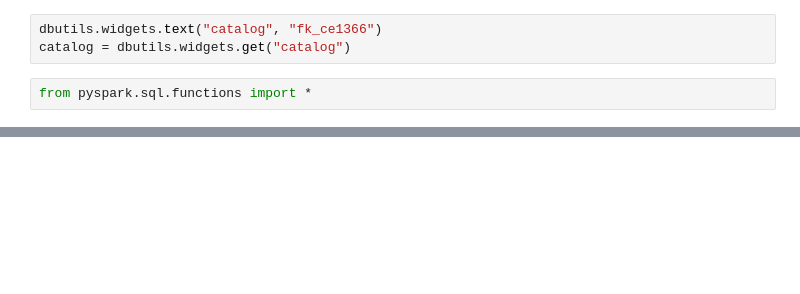
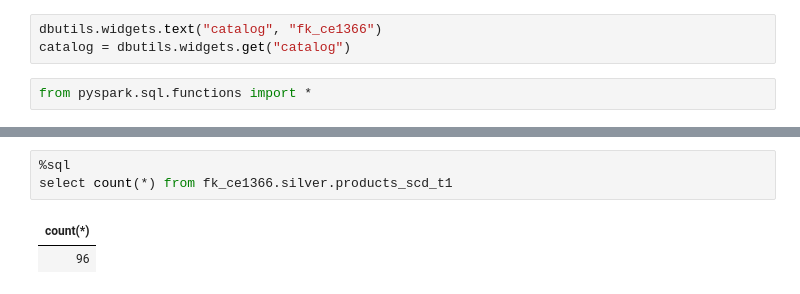
Before and after one commit to rinkimehrasalesforce-ops/FreshKart_Lakehouse_Assessment, a Jupyter notebook: silver/silver_products.ipynb, the cells around one changed output, grey strips where cells are left out. Drawn from its saved outputs; the diff is of its cells as text; blank space fills up the shorter version.

```diff
--- a/silver/silver_products.ipynb
+++ b/silver/silver_products.ipynb
@@ -81,0 +39,6 @@ WHEN NOT MATCHED
+# %%
+%sql
+select count(*) from fk_ce1366.silver.products_scd_t1
+# %% [output]
+| count(*) |
+| 96 |
```
Also changed, not shown: parts of 7 cells of this notebook, 7 other files.
